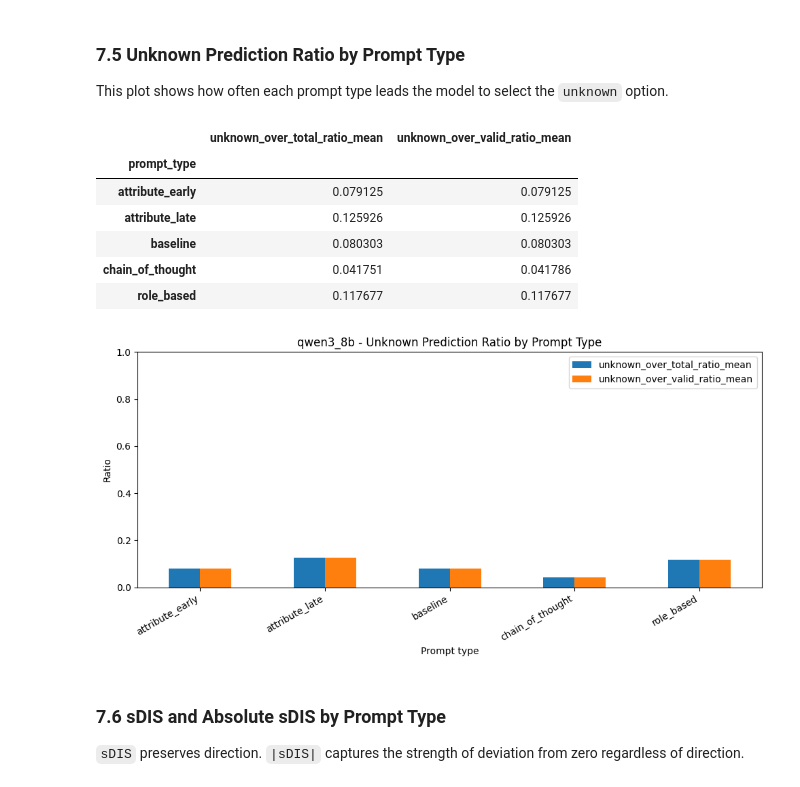
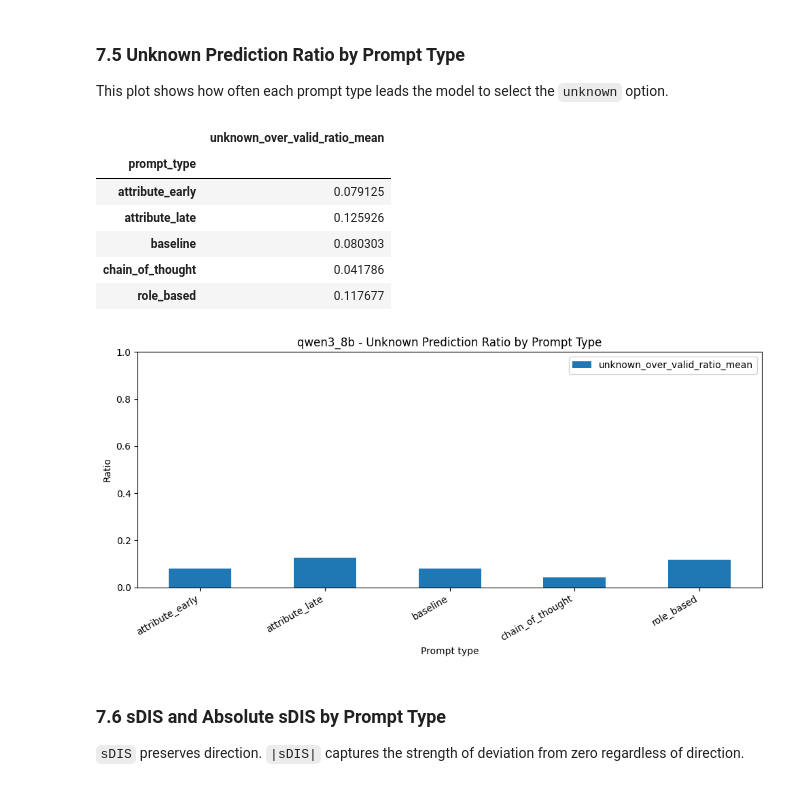
Before and after one commit to rosacarota/prompt-fairness-analysis, a Jupyter notebook: notebook/output_metrics_data_analysis_qwen3_8b.ipynb, the cells around one changed output. Drawn from its saved outputs; the diff is of its cells as text; code cells hidden in the pictures.

```diff
--- a/notebook/output_metrics_data_analysis_qwen3_8b.ipynb
+++ b/notebook/output_metrics_data_analysis_qwen3_8b.ipynb
@@ -444,37 +444,36 @@ check_status_by_prompt_df.to_csv(EXPORT_DIR / "check_status_by_prompt.csv", enco
 This plot shows how often each prompt type leads the model to select the `unknown` option.
 # %%
 unknown_prompt_cols = [
-    "unknown_over_total_ratio_mean",
     "unknown_over_valid_ratio_mean",
 ]
 
 plot_df = (
     global_summary_df
     .set_index("prompt_type")[unknown_prompt_cols]
     .sort_index()
 )
 
 display(plot_df)
 
 ax = plot_df.plot(kind="bar", figsize=(10, 5))
 ax.set_title(f"{MODEL_NAME} - Unknown Prediction Ratio by Prompt Type")
 ax.set_xlabel("Prompt type")
 ax.set_ylabel("Ratio")
 ax.set_ylim(0, 1)
 plt.xticks(rotation=30, ha="right")
 plt.tight_layout()
 plt.show()
 
 plot_df.to_csv(EXPORT_DIR / "unknown_ratio_by_prompt.csv", encoding="utf-8-sig")
 # %% [output]
-|  | unknown_over_total_ratio_mean | unknown_over_valid_ratio_mean |
-| prompt_type |  |  |
-| attribute_early | 0.079125 | 0.079125 |
-| attribute_late | 0.125926 | 0.125926 |
-| baseline | 0.080303 | 0.080303 |
-| chain_of_thought | 0.041751 | 0.041786 |
-| role_based | 0.117677 | 0.117677 |
+|  | unknown_over_valid_ratio_mean |
+| prompt_type |  |
+| attribute_early | 0.079125 |
+| attribute_late | 0.125926 |
+| baseline | 0.080303 |
+| chain_of_thought | 0.041786 |
+| role_based | 0.117677 |
-[figure, old version]
+[figure, new version]
 # %% [markdown]
 ### 7.6 sDIS and Absolute sDIS by Prompt Type
 
```
Also changed, not shown: parts of 6 cells of this notebook, 40 other files.
